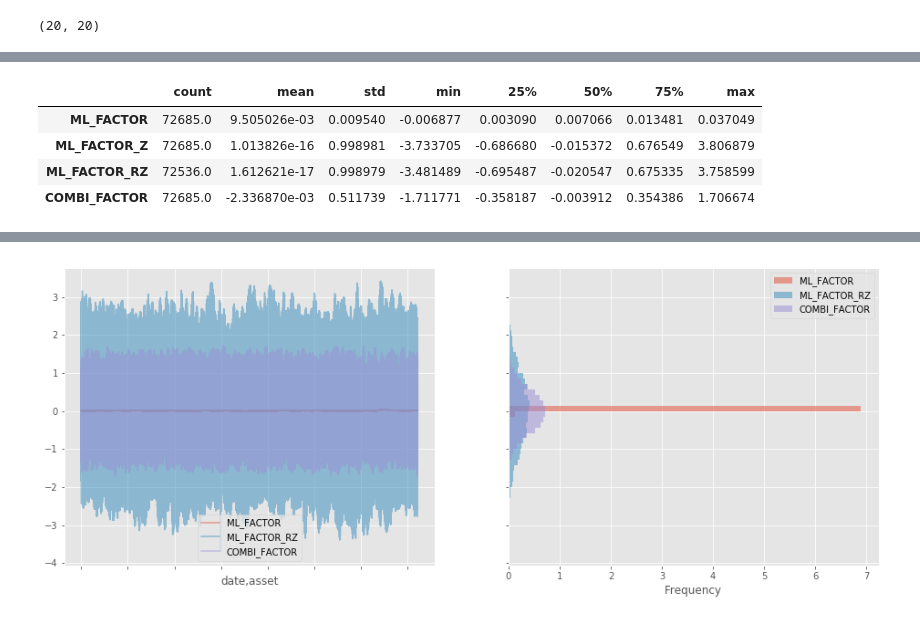
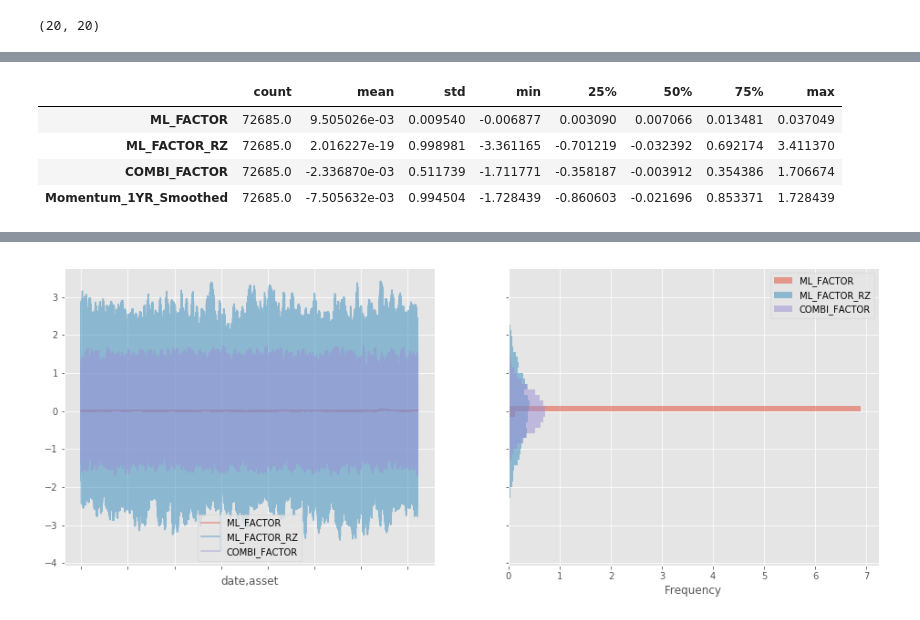
Before and after one commit to manualrg/dslab-ai-for-trading, a Jupyter notebook: portfolio_mgnmt/02_portopt_backtesting.ipynb, the cells around one changed output, grey strips where cells are left out. Cells and saved outputs as stored; diff of their text form; code cells hidden in the pictures.

```diff
--- a/portfolio_mgnmt/02_portopt_backtesting.ipynb
+++ b/portfolio_mgnmt/02_portopt_backtesting.ipynb
@@ -146,6 +138,7 @@ array([-1. , -0.5,  0. ,  0.5,  1. ])
 # %%
 ml_alpha_rank = ml_alpha.groupby(level=0).apply(
     lambda grp: pd.cut(grp, bins=np.linspace(start=grp.min(), stop=grp.max(), num=11), labels=False, include_lowest=True))
-mu = ml_alpha_rank.groupby(level=0).mean()
-std = ml_alpha_rank.groupby(level=0).std()
+#ml_alpha_rank = ml_alpha.groupby(level=0).transform(lambda x: scipy.stats.rankdata(x))
+mu = ml_alpha_rank.groupby(level=0).transform(np.mean)
+std = ml_alpha_rank.groupby(level=0).transform(np.std)
 ml_alpha_rank_zscore = (ml_alpha_rank - mu)/std
@@ -155,14 +178,14 @@ alpha_factors = ['Mean_Reversion_Sector_Neutral_Smoothed', 'Momentum_1YR_Smoothe
        'Overnight_Sentiment_Smoothed']
 B_alpha = features_df[alpha_factors].copy()
 B_alpha['ML_FACTOR'] = ml_alpha
-B_alpha['ML_FACTOR_Z'] = ml_alpha_zscore
 B_alpha['ML_FACTOR_RZ'] = ml_alpha_rank_zscore
 B_alpha['COMBI_FACTOR'] = B_alpha[alpha_factors].mean(axis=1)
 # %%
-B_alpha.loc[(test_dates, slice(None)), ['ML_FACTOR', 'ML_FACTOR_Z', 'ML_FACTOR_RZ','COMBI_FACTOR']].describe().T
+test_alphas = B_alpha.loc[(test_dates, slice(None)), ['ML_FACTOR', 'ML_FACTOR_RZ','COMBI_FACTOR', 'Momentum_1YR_Smoothed']]
+test_alphas.describe().T
 # %% [output]
 |  | count | mean | std | min | 25% | 50% | 75% | max |
 | ML_FACTOR | 72685.0 | 9.505026e-03 | 0.009540 | -0.006877 | 0.003090 | 0.007066 | 0.013481 | 0.037049 |
-| ML_FACTOR_Z | 72685.0 | 1.013826e-16 | 0.998981 | -3.733705 | -0.686680 | -0.015372 | 0.676549 | 3.806879 |
-| ML_FACTOR_RZ | 72536.0 | 1.612621e-17 | 0.998979 | -3.481489 | -0.695487 | -0.020547 | 0.675335 | 3.758599 |
+| ML_FACTOR_RZ | 72685.0 | 2.016227e-19 | 0.998981 | -3.361165 | -0.701219 | -0.032392 | 0.692174 | 3.411370 |
 | COMBI_FACTOR | 72685.0 | -2.336870e-03 | 0.511739 | -1.711771 | -0.358187 | -0.003912 | 0.354386 | 1.706674 |
+| Momentum_1YR_Smoothed | 72685.0 | -7.505632e-03 | 0.994504 | -1.728439 | -0.860603 | -0.021696 | 0.853371 | 1.728439 |
```
Also changed, not shown: parts of 23 cells of this notebook, 1 other file.
